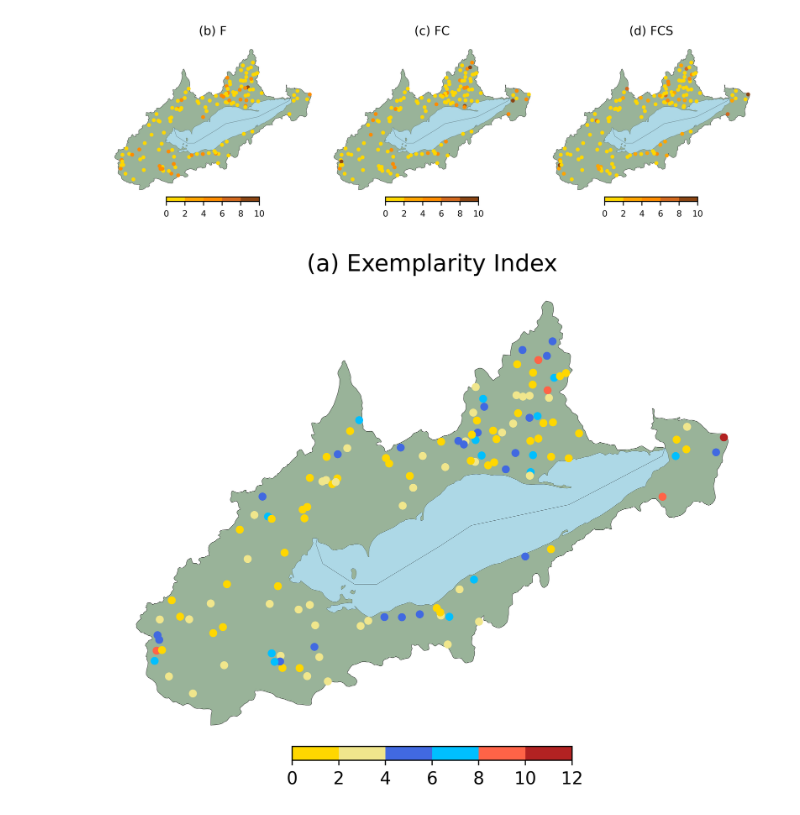
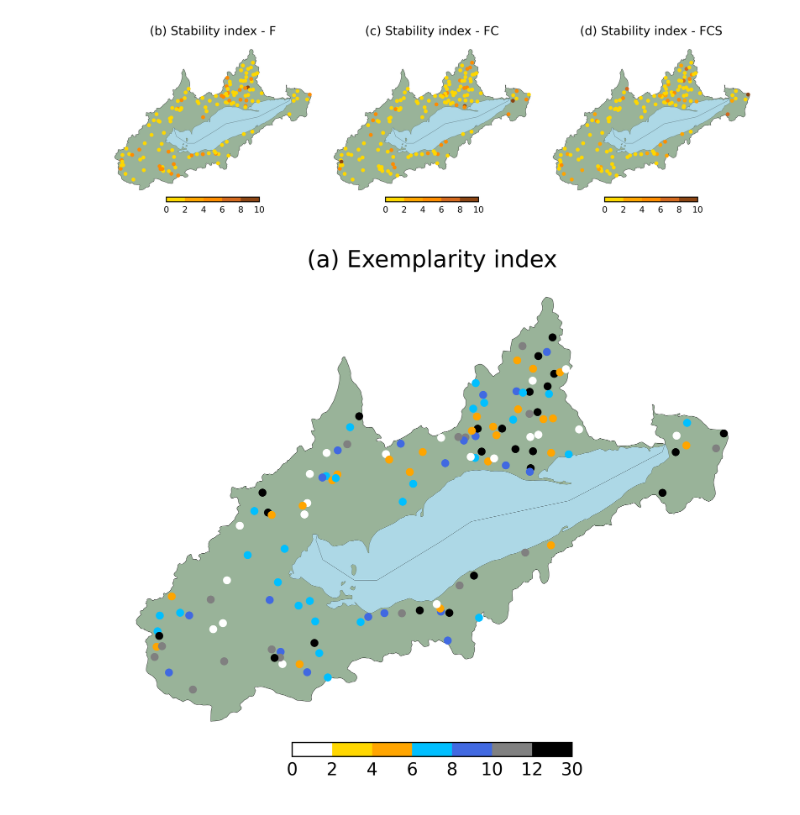
Before and after one commit to Steven-Mugisha/watershed_classification, a Jupyter notebook: exemplarity.ipynb, the cells around one changed output. Cells and saved outputs as stored; diff of their text form; code cells hidden in the pictures.

```diff
--- a/exemplarity.ipynb
+++ b/exemplarity.ipynb
@@ -38,18 +32,24 @@ datasetPath = os.path.join(directory, "computed_data/ap_results", "all_attribute
 # ChangeExemplarsToBinary(datasetPath)
 # %%
 def exemplarStabilityIndex(classification):
+    """ the total number of time a station endorsed exemplarity per 10 years of classifications
+    """
+
     df = ChangeExemplarsToBinary(classification)
     nameClass = classification.split("-")[1]
     df[f"sum_exemplars_{nameClass}"] = df.sum(axis=1)
     sum_list = df[f"sum_exemplars_{nameClass}"].to_list()
     return sum_list
 # %%
+# NOTE: Dataframe with the sum of exemplars for each classification (Functional - F, Functional Climate - FC, Functional Climate Structural - FCS)
 func_df = exemplarStabilityIndex(os.path.join(directory, "computed_data/ap_results", "func.csv"))
 func_climate_df = exemplarStabilityIndex(os.path.join(directory, "computed_data/ap_results", "func_climate.csv"))
 func_climate_struct_df = exemplarStabilityIndex(os.path.join(directory, "computed_data/ap_results", "all_attributes.csv"))
 
 df = pd.DataFrame({"F": func_df, "FC": func_climate_df, "FCS": func_climate_struct_df})
-# df["ALL"] = df.sum(axis=1)
+df["ALL"] = df.sum(axis=1)
+
+df
 # %%
 stations_df = pd.read_csv(os.path.join(directory, "raw_data", "stations_list.csv"), index_col=0)
 LEB_polygon = gpd.read_file(os.path.join(directory, "LEB_description", "sub-basin _ArcGIS", "LakeErieBasinBoundaries.shp"))
@@ -66,7 +66,8 @@ binary_cvq_df = df.applymap(lambda x: 1 if x <2 else
 gpd_stability = gpd.GeoDataFrame(binary_cvq_df, geometry=gpd.points_from_xy(stations_df.longitude, stations_df.latitude))
 gpd_stability.set_crs(epsg=4326, inplace=True)
 
-columnsP = gpd_stability.columns.to_list()[:-1]
+columnsP = gpd_stability.columns.to_list()[:-2]
+
 
 f, axs = plt.subplots(nrows = 1, ncols = 3, figsize = (12, 6), linewidth=0, edgecolor='black', dpi=500)
 axs = axs.flatten()
@@ -92,19 +93,18 @@ for i, col in enumerate(columnsP):
 
     ax.set_axis_off()
 
-    title_str = f"({string.ascii_lowercase[i+1]}) {labels_columns[i]}"
+    title_str = f"({string.ascii_lowercase[i+1]}) Stability index - {labels_columns[i]}"
     ax.set_title(title_str, size=10)
     ax.tick_params(labelsize=1)
-#     cbar_ax = f.add_axes([0.5, .1, 0.12, 0.013])
-#     ticks = np.linspace(0, 10,6)
 
   # Create a new axis for the colorbar
     divider = make_axes_locatable(ax)
-#     cax = divider.append_axes("bottom", size="5%", pad=0.4)
     cax = divider.append_axes("bottom", size="3%", pad=0, aspect = 0.5)
     cbar = f.colorbar(sm, cax=cax, orientation='horizontal')
     cbar.set_ticks(np.linspace(0, 10, 6))
     cbar.ax.tick_params(labelsize=7)
+    cbar.ax.tick_params(size=0)
+
 
 
 def format_tick(x, pos):
@@ -112,9 +112,9 @@ def format_tick(x, pos):
 
 plt.subplots_adjust(hspace=-.4, wspace=-0.25, left = 0, right =.7, top = 1.3, bottom = 0)
 # %% [output]
-[figure, old version]
+[figure, new version]
 # %%
-# exemplarity figure:
+# NOTE: exemplarity (across different types of classification) figure:
 stations_df = pd.read_csv(os.path.join(directory, "raw_data", "stations_list.csv"), index_col=0)
 LEB_polygon = gpd.read_file(os.path.join(directory, "LEB_description", "sub-basin _ArcGIS", "LakeErieBasinBoundaries.shp"))
 Lake = gpd.read_file(os.path.join(directory, "LEB_description", "sub-basin _ArcGIS", "LakeErie.shp"))
@@ -125,12 +125,15 @@ df_all = df.copy()
 df_all["ALL"] = df_all.sum(axis=1)
 
 exemplarity = df_all["ALL"]
-exemplarity_binary_df = exemplarity.map(lambda x: 1 if x < 2 else
-                                                    (2 if (x >= 2) & (x<4)  else
-                                                     (3 if (x >= 4) & (x<6)  else
-                                                    (4 if (x >= 6)  & (x<8)else
-                                                     (5 if (x >= 8)  & (x<10)else
-                                                     6))))).to_frame("ALL")
+
+
+exemplarity_binary_df = exemplarity.map(lambda x: 1 if x == 0 else
+                                                    (2 if x == 1 else
+                                                    (3 if (x >= 2) & (x < 4) else
+                                                     (4 if (x >= 4) & (x < 6) else
+                                                    (5 if (x >= 6) & (x < 8) else
+                                                     (6 if (x >= 8) & (x < 10) else
+                                                     7)))))).to_frame("ALL")
 
 gpd_exemplarity = gpd.GeoDataFrame(exemplarity_binary_df, geometry=gpd.points_from_xy(stations_df.longitude, stations_df.latitude))
 gpd_exemplarity.set_crs(epsg=4326, inplace=True)
@@ -141,7 +144,7 @@ columnsP = gpd_exemplarity.columns.to_list()[:-1]
 f, ax = plt.subplots(nrows=1, ncols=1, figsize=(12, 6), linewidth=0, edgecolor='black', dpi=500)
 
 # Define colors
-colors = ['gold', 'khaki', 'royalblue', 'deepskyblue', 'tomato', 'firebrick']
+colors = ['white', 'gold', 'orange', 'deepskyblue','royalblue','gray', 'black']
 
 
 # Create color map and normalization
@@ -151,38 +154,42 @@ sm = plt.cm.ScalarMappable(cmap=cmap, norm=norm)
 sm.set_array([])
 
 # Set labels for the title
-labels_columns = ["Exemplarity Index"]
+labels_columns = ["Exemplarity index"]
 
 # Plot the data
 ax.set_aspect('auto')
 
 # Example plot for polygons
 LEB_polygon.to_crs(epsg=4326).plot(ax=ax, color=(0.6, 0.7, 0.6), edgecolor="black", linewidth=0.2, markersize=1000)
 Lake.to_crs(epsg=4326).plot(ax=ax, color='lightblue', edgecolor="black", linewidth=0.09, markersize=1000)
 
 gpd_exemplarity.plot(column='ALL', ax=ax, legend=False, markersize=20, cmap=cmap)
 
 ax.set_axis_off()
 
 # Add title
 ax.set_title(f"(a) {labels_columns[0]}", size=16)
 
 
 divider = make_axes_locatable(ax)
 cax = divider.append_axes("bottom", size="3%", pad=0, aspect=0.5)
-# Create the colorbar
+
+# Define the tick positions and labels
+tick_positions = np.linspace(0, 10, 8)
+tick_labels = [0, 2, 4, 6, 8, 10, 12, 30]
+
 cbar = f.colorbar(sm, cax=cax, orientation='horizontal')
-# Set the tick positions in the middle of each color interval
-tick_positions = np.linspace(0, 10, 7)  # Midpoints of the intervals
+
 # Set the ticks and labels on the colorbar
 cbar.set_ticks(tick_positions)
-cbar.set_ticklabels([0, 2, 4, 6, 8, 10, 12])
-cbar.ax.tick_params(labelsize=12)
+cbar.set_ticklabels(tick_labels)
 
+# Optionally, you can adjust the tick size and label size
+cbar.ax.tick_params(size=0, labelsize=12)
 
 # Adjust plot layout
 plt.subplots_adjust(hspace=-.4, wspace=-0.25, left=0, right=0.7, top=1.3, bottom=0)
 
 plt.show()
 # %% [output]
-[figure, old version]
+[figure, new version]
```
Also changed, not shown: parts of 2 cells of this notebook, 4 other files.
